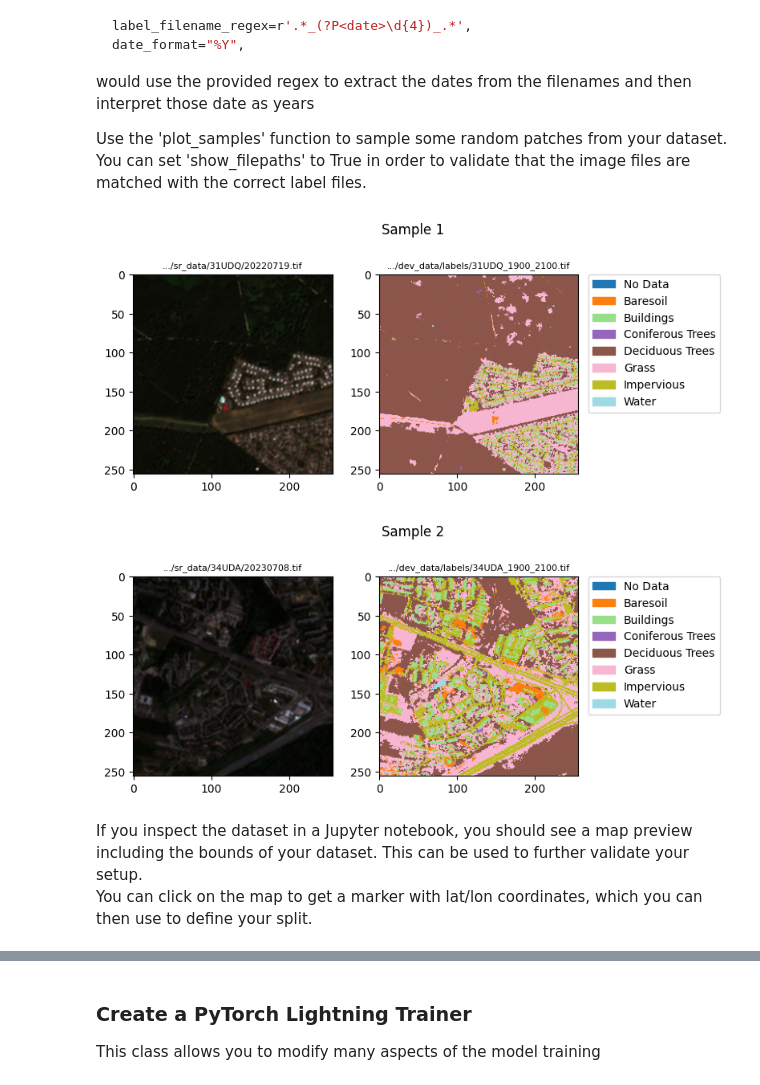
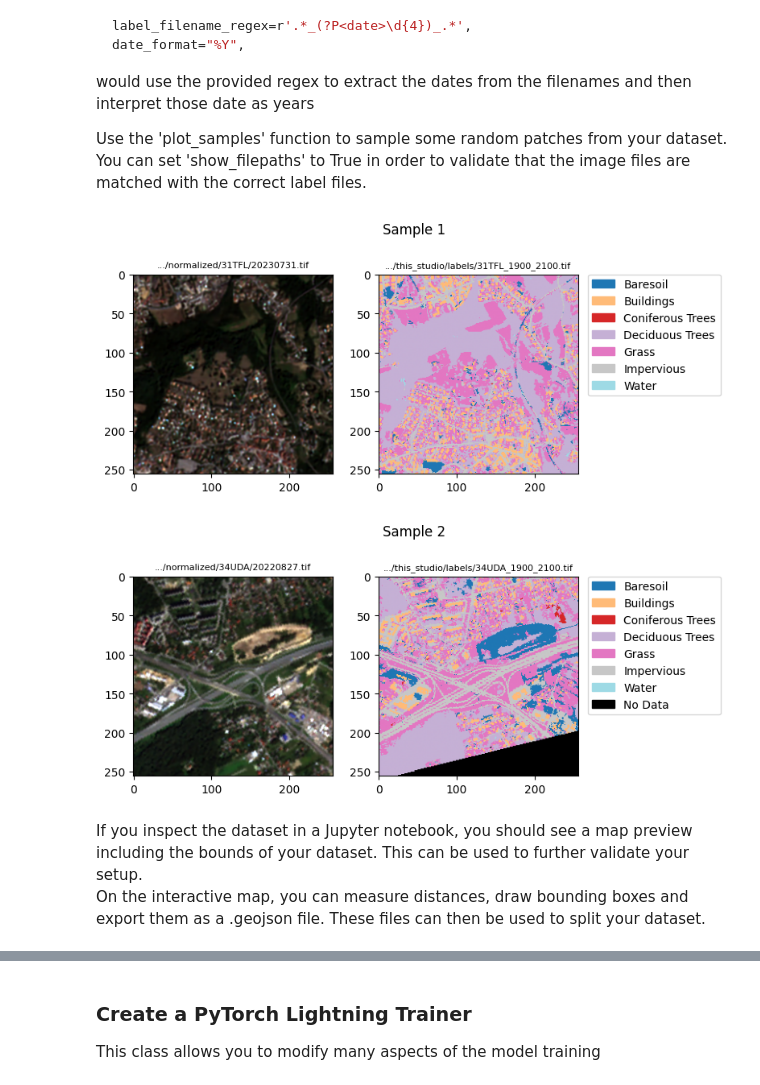
Before and after one commit to DHI/eotorch, a Jupyter notebook: notebooks/segmentation.ipynb, the cells around one changed output, grey strips where cells are left out. Saved outputs shown, nothing was run; the diff lists cells and outputs as text; code cells hidden in the pictures.

```diff
--- a/notebooks/segmentation.ipynb
+++ b/notebooks/segmentation.ipynb
@@ -8,7 +8,6 @@ from eotorch.data import (
     SemanticSegmentationTask,
     get_segmentation_dataset,
 )
-from eotorch.plot import plot_samples
 from eotorch.processing import normalize
 
 class_mapping = {
@@ -21,11 +20,11 @@ class_mapping = {
     7: "Water",
 }
 
-DATASET_DIR = Path.cwd().parent / ("dev_data")
+DATASET_DIR = Path.home()
 IMG_DIR = DATASET_DIR / "sr_data"
 LABEL_DIR = DATASET_DIR / "labels"
 
 NORM_DIR = DATASET_DIR / "normalized"
 
-assert Path(IMG_DIR).is_dir()
+assert Path(NORM_DIR).is_dir()
 assert Path(LABEL_DIR).is_dir()
@@ -56,24 +57,24 @@ would use the provided regex to extract the dates from the filenames and then in
 Use the 'plot_samples' function to sample some random patches from your dataset. You can set 'show_filepaths' to True in order to validate that the image files are matched with the correct label files.
 # %%
 ds = get_segmentation_dataset(
-    images_dir=IMG_DIR,
+    images_dir=NORM_DIR,
     labels_dir=LABEL_DIR,
     image_filename_regex=r"(?P<date>\d{8})\.tif",
     label_filename_regex=r".*(?P<start>\d{4})_(?P<stop>\d{4}).tif",
     image_date_format="%Y%m%d",
     label_date_format="%Y",
     all_image_bands=("B02", "B03", "B04", "B08", "B11", "B12"),
     rgb_bands=("B04", "B03", "B02"),
     class_mapping=class_mapping,
     reduce_zero_label=True,
     cache_size=50,
 )
-plot_samples(ds, n=2, patch_size=256, show_filepaths=True)
+ds.plot_samples(n=2, patch_size=256, show_filepaths=True)
 # %% [output]
-[figure, old version]
+[figure, new version]
-[figure, old version]
+[figure, new version]
 # %% [markdown]
 If you inspect the dataset in a Jupyter notebook, you should see a map preview including the bounds of your dataset. This can be used to further validate your setup.
-You can click on the map to get a marker with lat/lon coordinates, which you can then use to define your split.
+On the interactive map, you can measure distances, draw bounding boxes and export them as a .geojson file. These files can then be used to split your dataset.
 # %%
 ds
```
Also changed, not shown: parts of 18 cells of this notebook.
